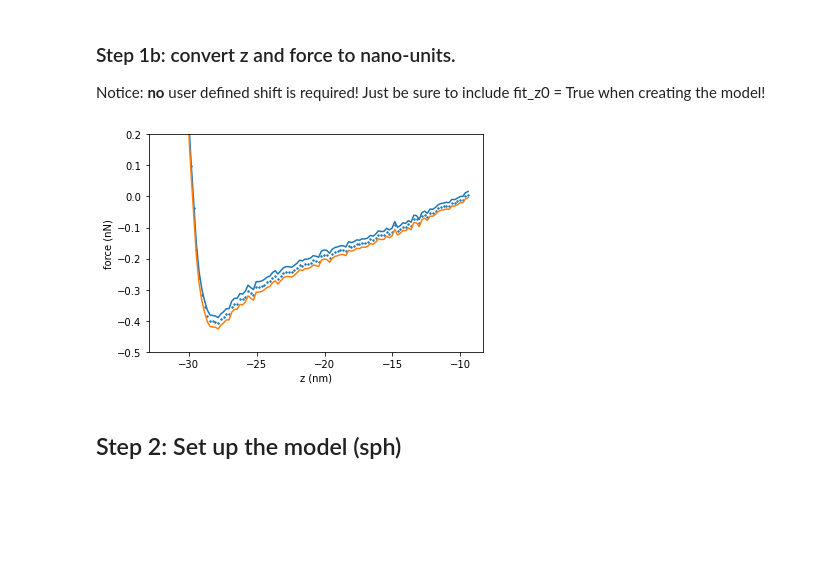
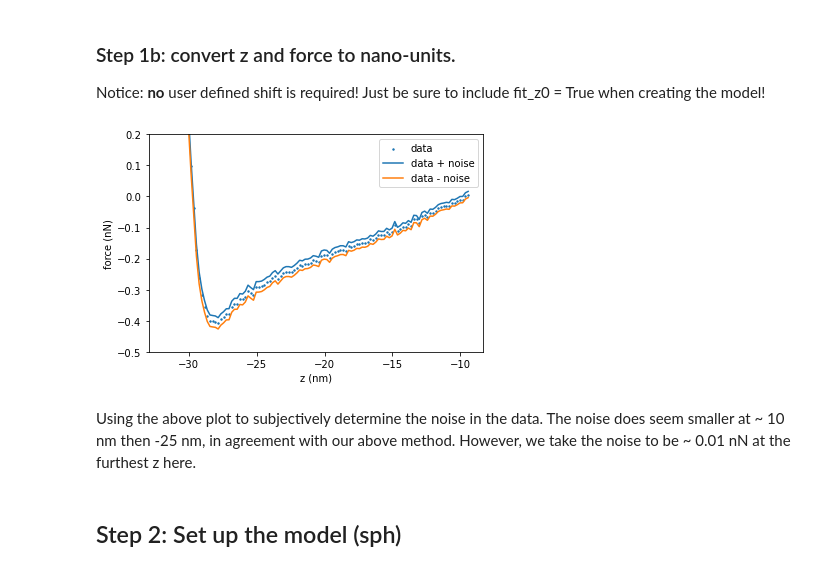
Before and after one commit to phys201/nc_AFM, a Jupyter notebook: documentation.ipynb, the cells around one changed output. Cells and saved outputs as stored; diff of their text form; code cells hidden in the pictures; blank space fills up the shorter version.

```diff
--- a/documentation.ipynb
+++ b/documentation.ipynb
@@ -582,15 +599,18 @@ noise = np.linspace(0.02, 0.01, len(z_data))
 
 hamaker = 0.286 #aJ
 # %%
-plt.scatter(z_data, f_data, s =2)
-plt.plot(z_data, f_data+noise)
-plt.plot(z_data, f_data-noise)
+plt.scatter(z_data, f_data, s =2, label = 'data')
+plt.plot(z_data, f_data+noise, label = 'data + noise')
+plt.plot(z_data, f_data-noise, label = 'data - noise')
 
+plt.legend()
 plt.ylim([-0.5, 0.2])
 plt.xlabel('z (nm)')
 plt.ylabel('force (nN)');
 # %% [output]
-[figure, old version]
+[figure, new version]
+# %% [markdown]
+Using the above plot to subjectively determine the noise in the data. The noise does seem smaller at ~ 10 nm then -25 nm, in agreement with our above method. However, we take the noise to be ~ 0.01 nN at the furthest z here.
 # %% [markdown]
 ## Step 2: Set up the model (sph)
 # %%
```
Also changed, not shown: parts of 18 cells of this notebook.
